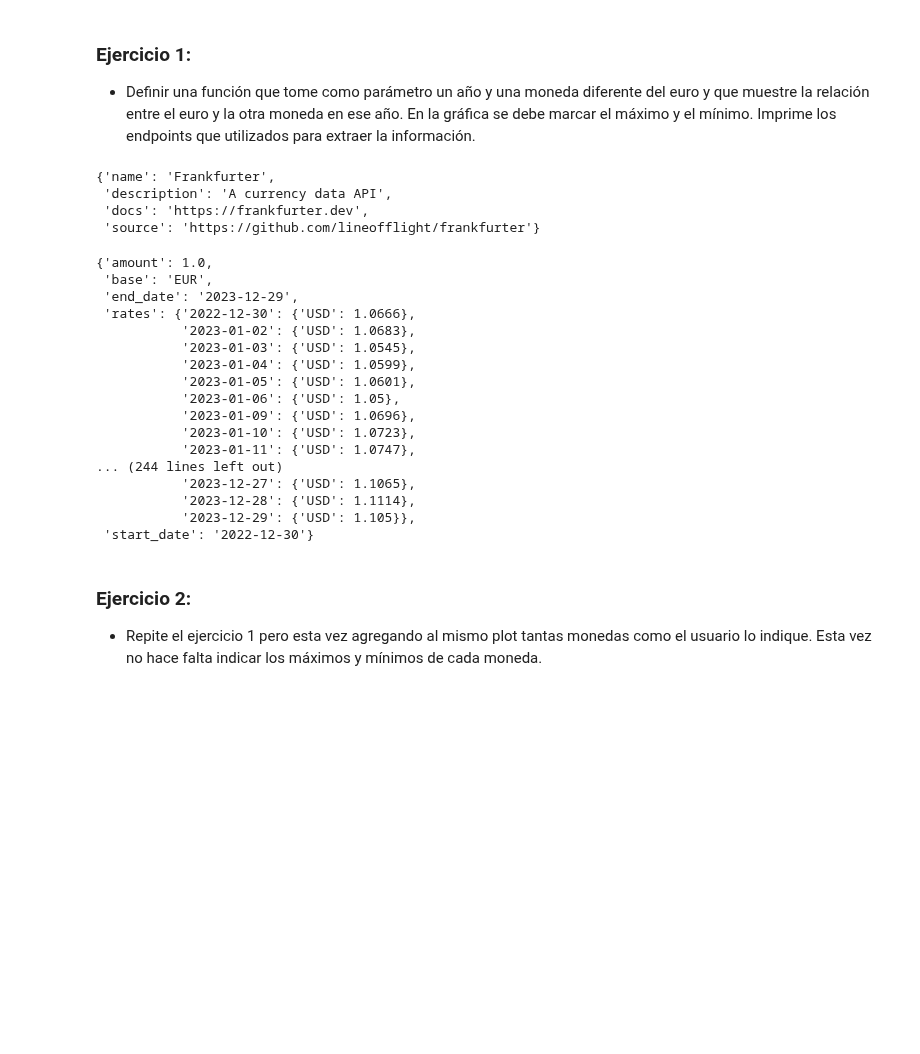
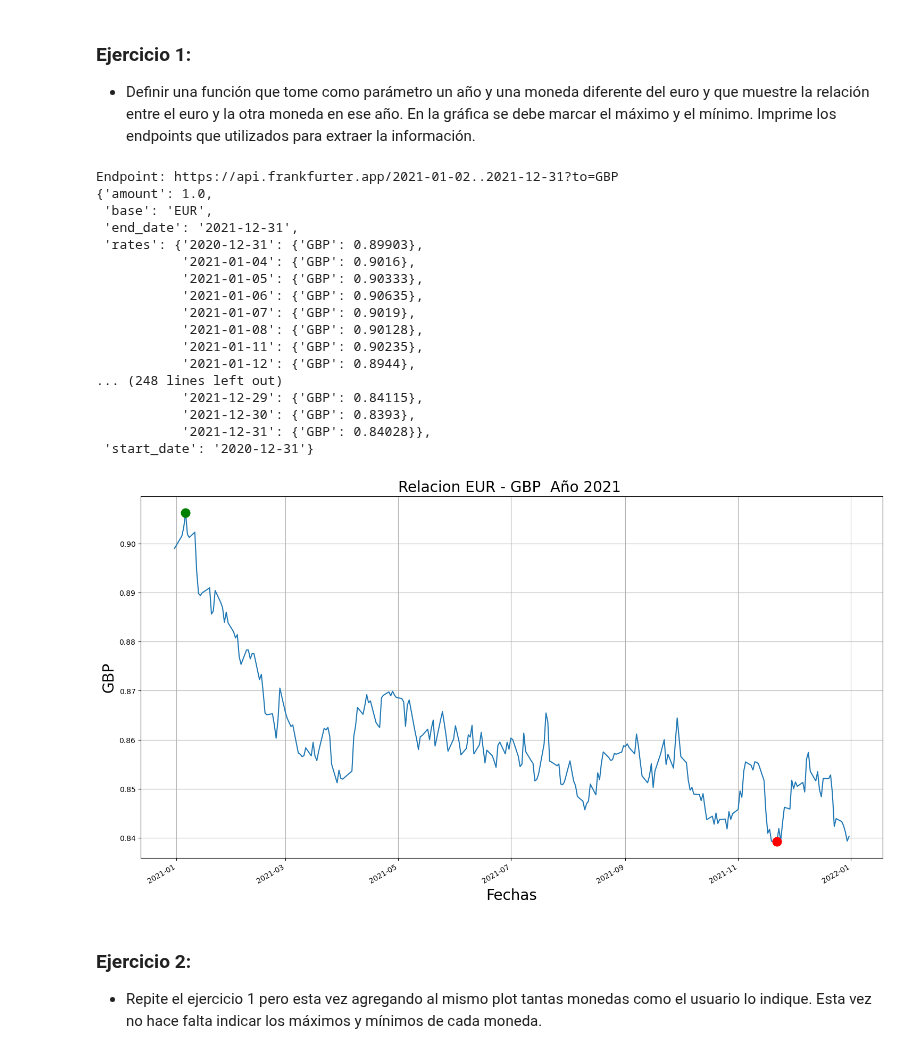
Before and after one commit to ceciorosco/Cecilia-Repositorio, a Jupyter notebook: Modulo_3/14.api_frankfurter_ejercicios.ipynb, the cells around one changed output. Drawn from its saved outputs; the diff is of its cells as text; code cells hidden in the pictures; blank space fills up the shorter version.

```diff
--- a/Modulo_3/14.api_frankfurter_ejercicios.ipynb
+++ b/Modulo_3/14.api_frankfurter_ejercicios.ipynb
@@ -33,8 +33,26 @@ requests==2.32.3
 # %%
 def cambio(year, coin):
     url = "https://api.frankfurter.app"
-    date1 = f"{year}-01-01"
-    date2 = f"{year}-12-31"
-    endpoint= f"{url}/{date1}..{date2}?to={coin}"
+    date1 = f"{year}-01-02"
+    if year < datetime.now().year:
+        date_ = f"{year}-12-31"
+        endpoint= f"{url}/{date1}..{date_}?to={coin}"
+    else:
+        endpoint= f"{url}/{date1}..?to={coin}"
+    print(f"Endpoint: {endpoint}")
     response = requests.get(endpoint)
-    pprint(response.json())
+    data = response.json() #convierte  la respuesta json en un dicccionario de python
+    pprint(data)
+    fechas = list(data["rates"].keys()) # convierte las fechas en cadanas desde el dirccionario rates
+    fechas = [datetime.strptime(fecha, "%Y-%m-%d") for fecha in fechas]
+    moneda = [data["rates"][fecha][coin] for fecha in data["rates"].keys()]
+    plt.figure(figsize=(18, 10))
+    plt.plot(fechas, moneda, "-")
+    plt.plot(fechas[np.argmax(moneda)], np.max(moneda), color = "green", marker= "o", markersize= 12)
+    plt.plot(fechas[np.argmin(moneda)], np.min(moneda), color = "red", marker= "o", markersize= 12)
+    plt.gcf().autofmt_xdate()
+    plt.xlabel("Fechas", fontsize=20)
+    plt.ylabel(coin, fontsize=20)
+    plt.title(f"Relacion EUR - {coin}  Año {year} ", fontsize= 20)
+    plt.grid()
+    plt.show()
@@ -43,30 +59,24 @@ response = requests.get(url)
-# %%
-response.json()
-# %% [output]
-{'name': 'Frankfurter',
- 'description': 'A currency data API',
- 'docs': 'https://frankfurter.dev',
- 'source': 'https://github.com/lineofflight/frankfurter'}
 # %%
-cambio(2023, "USD")
+cambio(2021, "GBP")
 # %% [output]
+Endpoint: https://api.frankfurter.app/2021-01-02..2021-12-31?to=GBP
 {'amount': 1.0,
  'base': 'EUR',
- 'end_date': '2023-12-29',
- 'rates': {'2022-12-30': {'USD': 1.0666},
-           '2023-01-02': {'USD': 1.0683},
-           '2023-01-03': {'USD': 1.0545},
-           '2023-01-04': {'USD': 1.0599},
-           '2023-01-05': {'USD': 1.0601},
-           '2023-01-06': {'USD': 1.05},
-           '2023-01-09': {'USD': 1.0696},
-           '2023-01-10': {'USD': 1.0723},
-           '2023-01-11': {'USD': 1.0747},
-... (244 lines left out)
-           '2023-12-27': {'USD': 1.1065},
-           '2023-12-28': {'USD': 1.1114},
-           '2023-12-29': {'USD': 1.105}},
- 'start_date': '2022-12-30'}
+ 'end_date': '2021-12-31',
+ 'rates': {'2020-12-31': {'GBP': 0.89903},
+           '2021-01-04': {'GBP': 0.9016},
+           '2021-01-05': {'GBP': 0.90333},
+           '2021-01-06': {'GBP': 0.90635},
+           '2021-01-07': {'GBP': 0.9019},
+           '2021-01-08': {'GBP': 0.90128},
+           '2021-01-11': {'GBP': 0.90235},
+           '2021-01-12': {'GBP': 0.8944},
+... (248 lines left out)
+           '2021-12-29': {'GBP': 0.84115},
+           '2021-12-30': {'GBP': 0.8393},
+           '2021-12-31': {'GBP': 0.84028}},
+ 'start_date': '2020-12-31'}
+[figure, added]
 # %% [markdown]
 ### Ejercicio 2:
 
```
Also changed, not shown: parts of 1 cell of this notebook, 2 other files.
